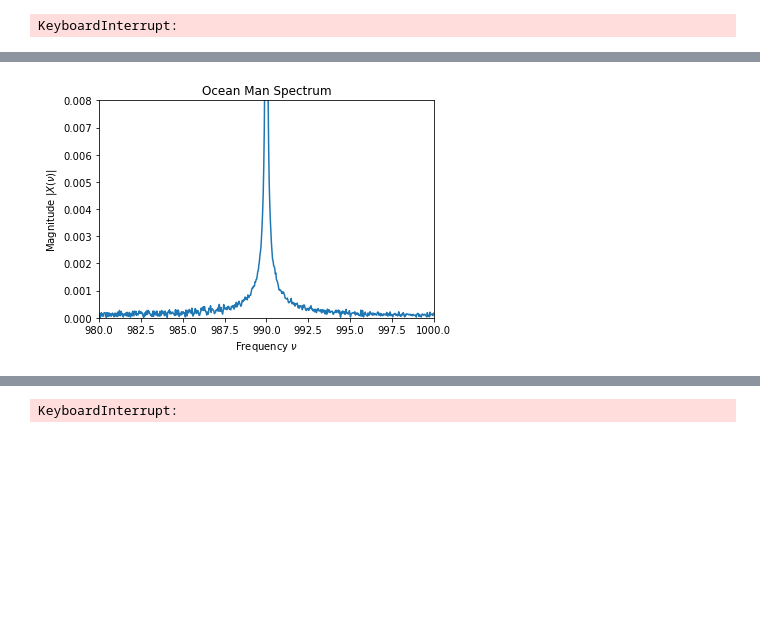
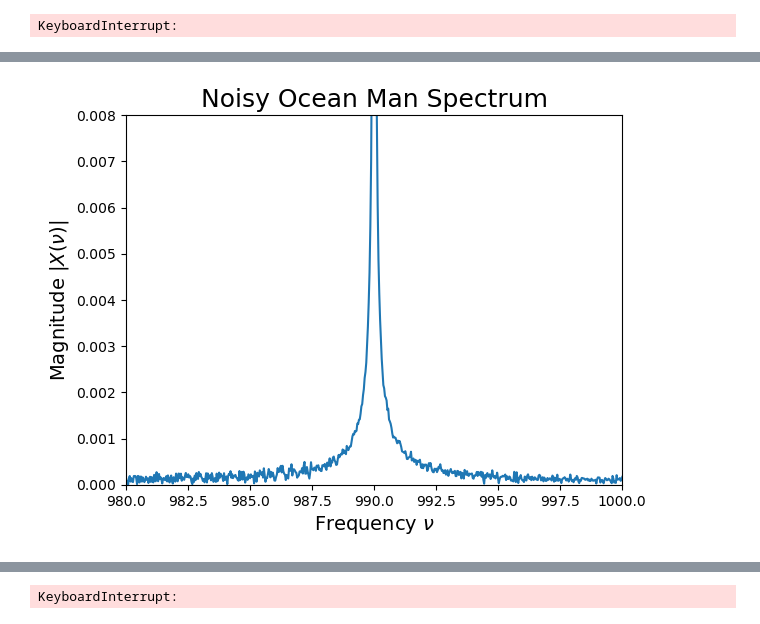
Before and after one commit to violatingcp/MIT_8.S50, a Jupyter notebook: Recitation2/Recitation_02_v1.ipynb, the cells around one changed output, grey strips where cells are left out. Cells and saved outputs as stored; diff of their text form; code cells hidden in the pictures; blank space fills up the shorter version.

```diff
--- a/Recitation2/Recitation_02_v1.ipynb
+++ b/Recitation2/Recitation_02_v1.ipynb
@@ -313,14 +321,14 @@ plt.show()
 # %%
 #Zoom in on artifact
 plt.plot(f,np.absolute(dft_cof))
 plt.xlim(980,1000)
 plt.ylim(0,0.008)
-plt.title("Ocean Man Spectrum")
-plt.xlabel('Frequency $\\nu $')
-plt.ylabel('Magnitude $|X(\\nu)|$')
+plt.title("Noisy Ocean Man Spectrum", fontsize=18)
+plt.xlabel('Frequency $\\nu $', fontsize=14)
+plt.ylabel('Magnitude $|X(\\nu)|$', fontsize=14)
 plt.show()
 # %% [output]
-[figure, old version]
+[figure, new version]
 # %%
 k_cut = int((990*N/samp_rate))
 # print(k_cut)
```
Also changed, not shown: parts of 10 cells of this notebook.
